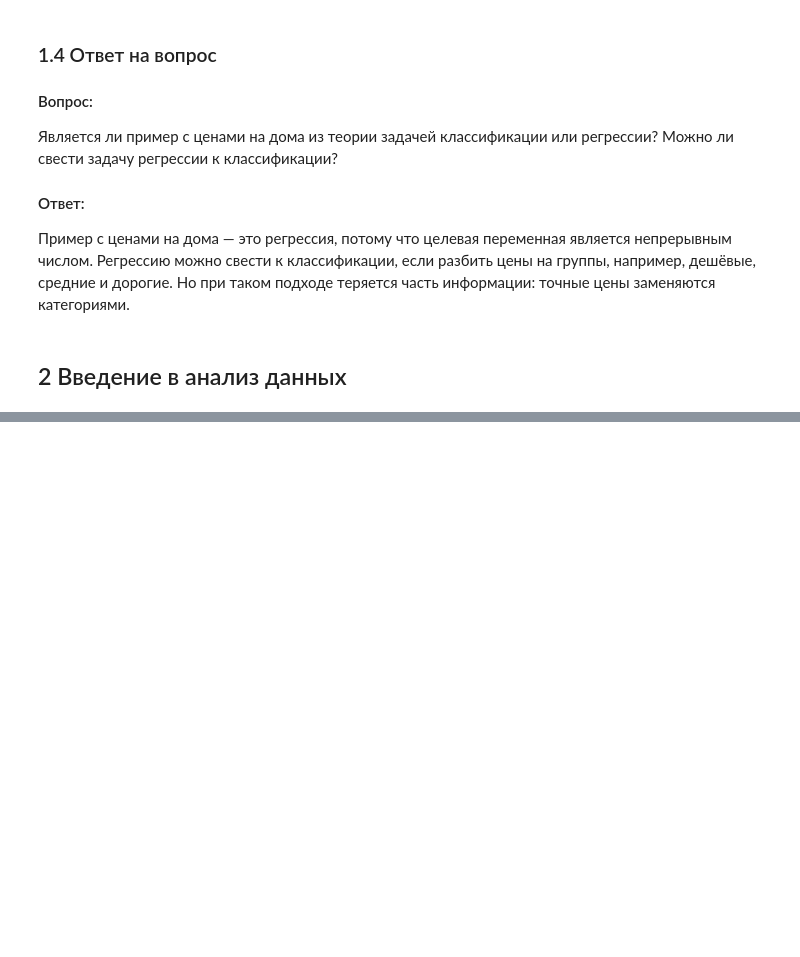
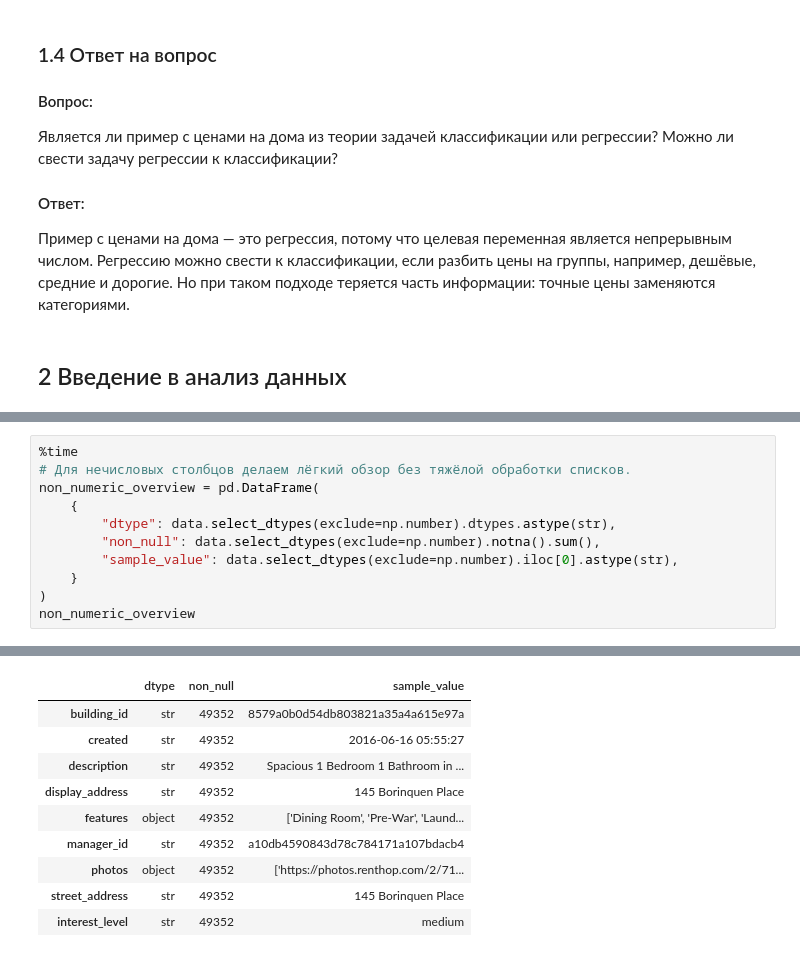
Before and after one commit to giperadmin/intro_in_ml_1, a Jupyter notebook: ML1_Introduction_jacquieb.ipynb, the cells around one changed output, grey strips where cells are left out. Cells and saved outputs as stored; diff of their text form; blank space fills up the shorter version.

```diff
--- a/ML1_Introduction_jacquieb.ipynb
+++ b/ML1_Introduction_jacquieb.ipynb
@@ -109,0 +142,12 @@ train.json
+# %%
+%time
+# Для нечисловых столбцов делаем лёгкий обзор без тяжёлой обработки списков.
+non_numeric_overview = pd.DataFrame(
+    {
+        "dtype": data.select_dtypes(exclude=np.number).dtypes.astype(str),
+        "non_null": data.select_dtypes(exclude=np.number).notna().sum(),
+        "sample_value": data.select_dtypes(exclude=np.number).iloc[0].astype(str),
+    }
+)
+non_numeric_overview
+# %% [output]
@@ -109,0 +156,10 @@ train.json
+|  | dtype | non_null | sample_value |
+| building_id | str | 49352 | 8579a0b0d54db803821a35a4a615e97a |
+| created | str | 49352 | 2016-06-16 05:55:27 |
+| description | str | 49352 | Spacious 1 Bedroom 1 Bathroom in ... |
+| display_address | str | 49352 | 145 Borinquen Place |
+| features | object | 49352 | ['Dining Room', 'Pre-War', 'Laund... |
+| manager_id | str | 49352 | a10db4590843d78c784171a107bdacb4 |
+| photos | object | 49352 | ['https://photos.renthop.com/2/71... |
+| street_address | str | 49352 | 145 Borinquen Place |
+| interest_level | str | 49352 | medium |
```
Also changed, not shown: parts of 14 cells of this notebook.
